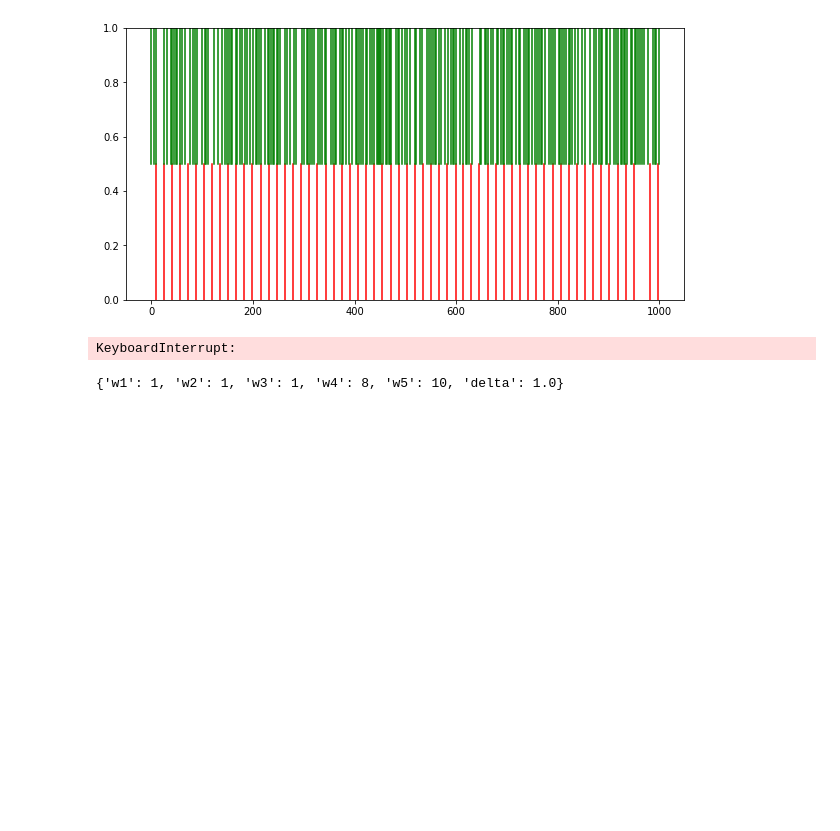
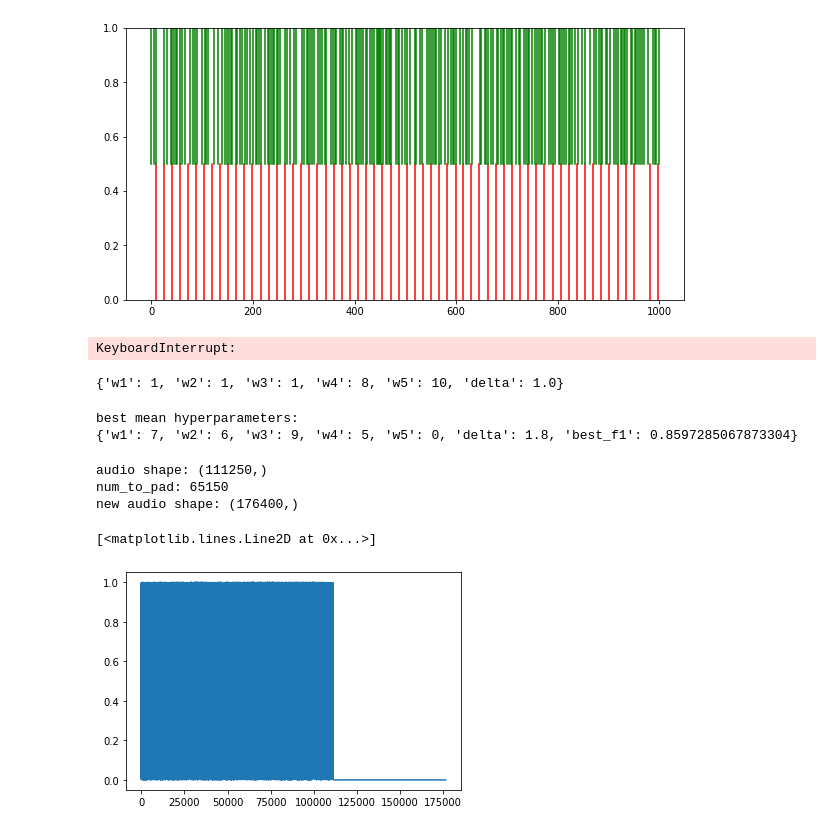
Before and after one commit to elliottwaissbluth/tensor-hero, a Jupyter notebook: Prototyping/spectral_sparsity_onset/test_spectral_onset.ipynb, the cells around one changed output. Saved outputs shown, nothing was run; the diff lists cells and outputs as text; code cells hidden in the pictures; blank space fills up the shorter version.

```diff
--- a/Prototyping/spectral_sparsity_onset/test_spectral_onset.ipynb
+++ b/Prototyping/spectral_sparsity_onset/test_spectral_onset.ipynb
@@ -281,3 +281,33 @@ KeyboardInterrupt:
 best_hyperparams
 # %% [output]
 {'w1': 1, 'w2': 1, 'w3': 1, 'w4': 8, 'w5': 10, 'delta': 1.0}
+# %%
+from pathlib import Path
+import pickle
+
+with open(Path.cwd() / 'original search' / 'best_hyperparams_soothsayer.pkl', 'rb') as f:
+    bh = pickle.load(f)
+print('best mean hyperparameters:')
+print(bh)
+# %% [output]
+best mean hyperparameters:
+{'w1': 7, 'w2': 6, 'w3': 9, 'w4': 5, 'w5': 0, 'delta': 1.8, 'best_f1': 0.8597285067873304}
+# %%
+import numpy as np
+import matplotlib.pyplot as plt
+
+sr = 22050
+audio = np.random.rand(sr*5 + 1000)
+print(f'audio shape: {audio.shape}')
+num_to_pad = sr*4 - audio.shape[0]%(sr*4)
+print(f'num_to_pad: {num_to_pad}')
+
+audio = np.pad(audio, (0, num_to_pad), 'constant', constant_values=0)
+print(f'new audio shape: {audio.shape}')
+plt.plot(audio)
+# %% [output]
+audio shape: (111250,)
+num_to_pad: 65150
+new audio shape: (176400,)
+[<matplotlib.lines.Line2D at 0x...>]
+[figure, added]
```
Also changed, not shown: 8 other files.
